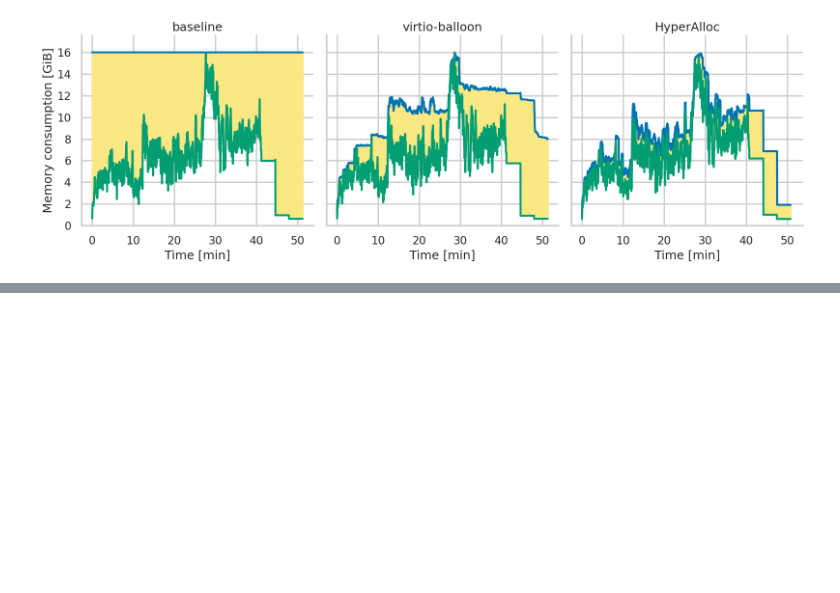
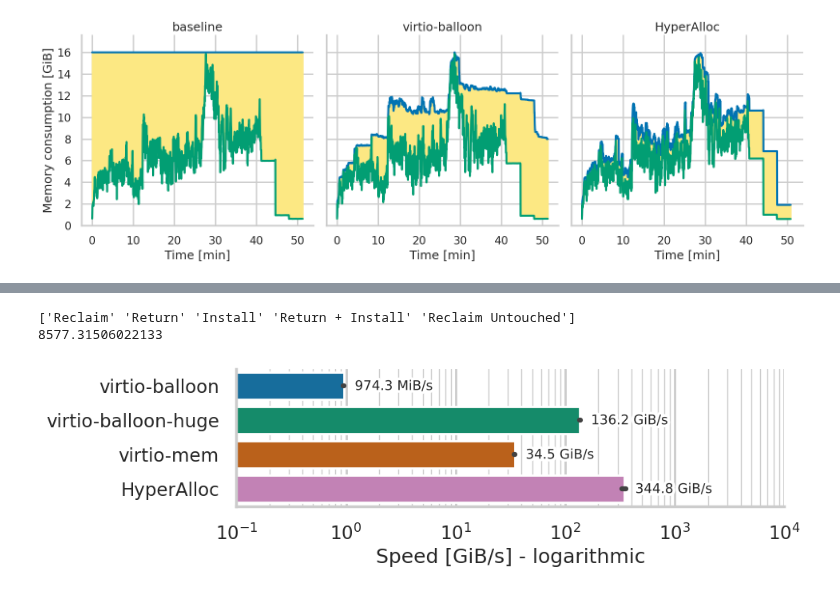
Before and after one commit to luhsra/hyperalloc-bench, a Jupyter notebook: talk.ipynb, the cells around one changed output, grey strips where cells are left out. Saved outputs shown, nothing was run; the diff lists cells and outputs as text; code cells hidden in the pictures; blank space fills up the shorter version.

```diff
--- a/talk.ipynb
+++ b/talk.ipynb
@@ -164,7 +164,10 @@ def relplot(
 
         print(f"{modes[i]}: {prefix}")
 
-    p.set(ylabel="Memory consumption [GiB]")
+    if measurement == "physical":
+        p.set(ylabel="Memory consumption [GiB]")
+    else:
+        p.set(ylabel="Fragmented huge pages [GiB]")
     p.set(xlabel="Time [min]")
     p.set(ylim=(0, max_mem * 1.1))
     p.set(yticks=[x for x in range(0, max_mem + 1, 2*1024**3)],
@@ -393,0 +400,6 @@ p.figure.savefig("inflate/talk-inflate.svg", bbox_inches="tight")
+# %%
+visualize_inflate("talk-inflate", ["Reclaim"])
+# %% [output]
+['Reclaim' 'Return' 'Install' 'Return + Install' 'Reclaim Untouched']
+8577.31506022133
+[figure, added]
```
Also changed, not shown: parts of 3 cells of this notebook, 5 other files.
